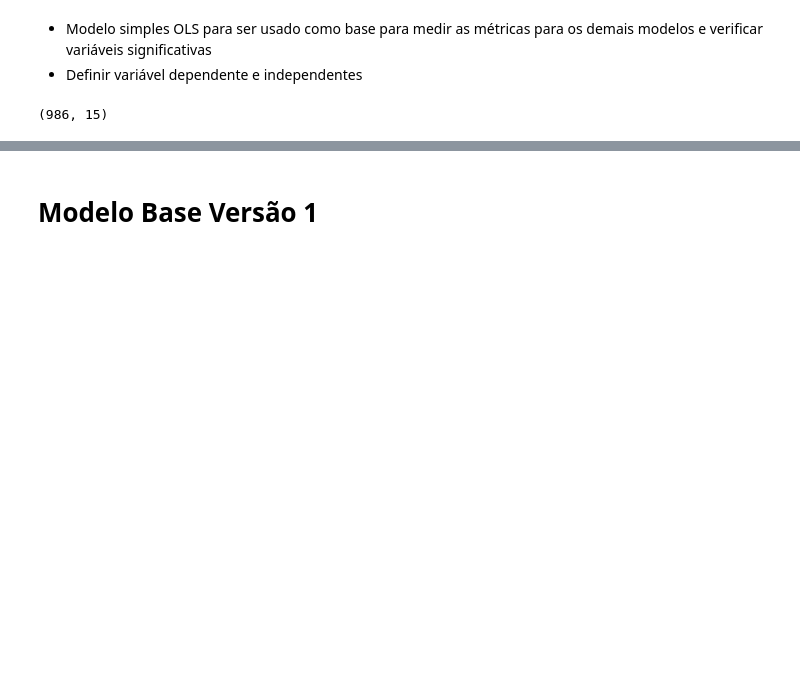
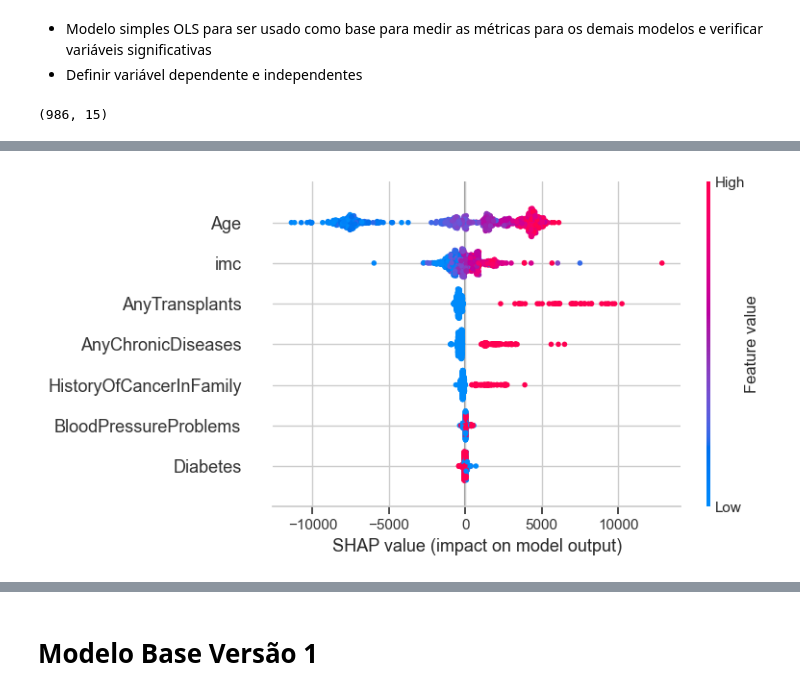
Before and after one commit to robsoncalixto/fiap-tech-challenge-01, a Jupyter notebook: Tech_Challenge_Modelagem.ipynb, the cells around one changed output, grey strips where cells are left out. Cells and saved outputs as stored; diff of their text form; code cells hidden in the pictures; blank space fills up the shorter version.

```diff
--- a/Tech_Challenge_Modelagem.ipynb
+++ b/Tech_Challenge_Modelagem.ipynb
@@ -99,0 +176,4 @@ df_dados.shape
+# %%
+shap.summary_plot(shap_values, X_train)
+# %% [output]
+[figure, added]
```
Also changed, not shown: parts of 21 cells of this notebook, 2 other files.
